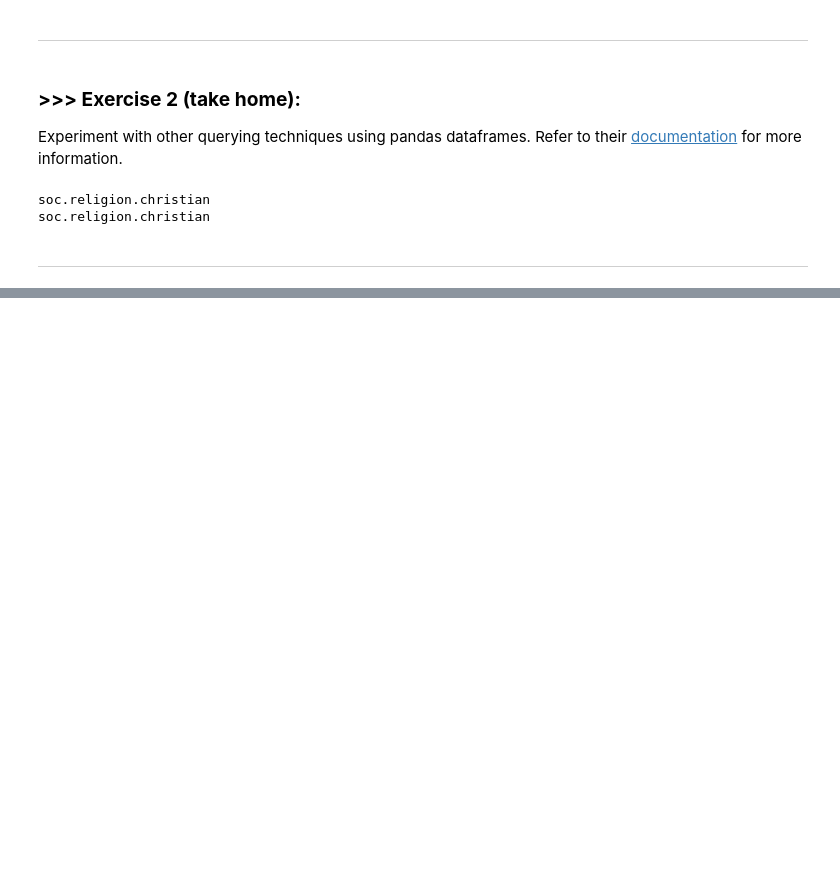
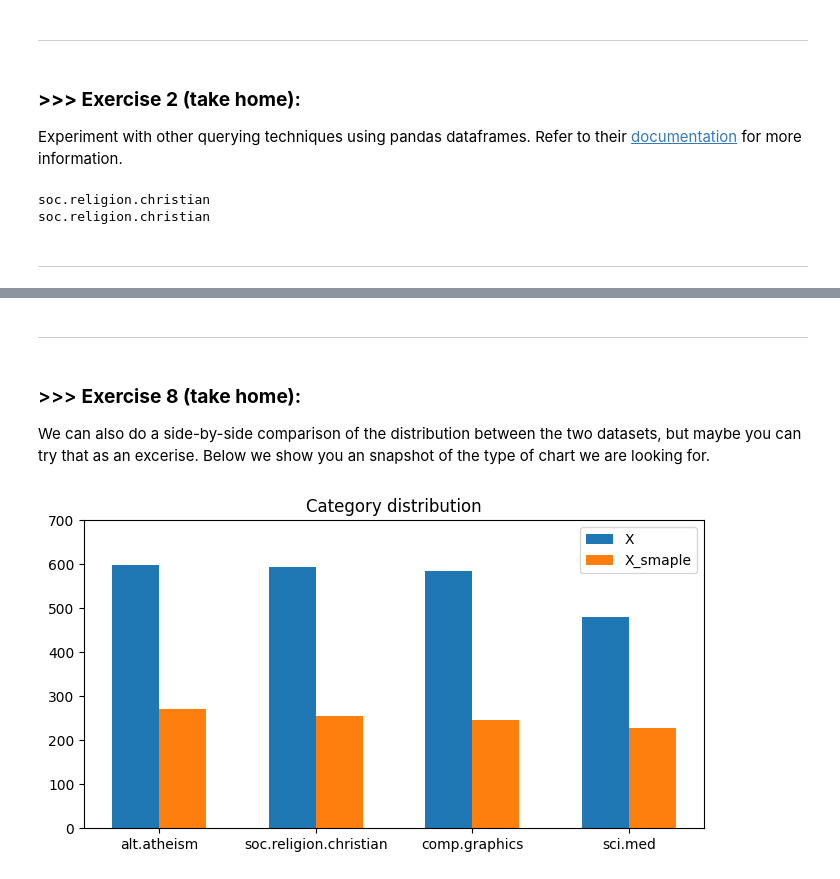
Before and after one commit to Big-problem/DM2024-Lab1-Homework, a Jupyter notebook: DM2024-Lab1-Homework.ipynb, the cells around one changed output, grey strips where cells are left out. Saved outputs shown, nothing was run; the diff lists cells and outputs as text; code cells hidden in the pictures; blank space fills up the shorter version.

Commit message:
Finish exercise 8

```diff
--- a/DM2024-Lab1-Homework.ipynb
+++ b/DM2024-Lab1-Homework.ipynb
@@ -91,0 +123,4 @@ Length: 2257, dtype: object
+# %%
+X_sample = X.sample(n=1000) #random state
+
+X_sample
@@ -91,0 +144,19 @@ Length: 2257, dtype: object
+# %% [markdown]
+---
+# %% [markdown]
+### >>> **Exercise 8 (take home):**
+We can also do a side-by-side comparison of the distribution between the two datasets, but maybe you can try that as an excerise. Below we show you an snapshot of the type of chart we are looking for.
+# %%
+plt.figure(figsize=(8, 4))
+l1, l2, l3 = [0,1,2,3], [0.3,1.3,2.3,3.3], [0.15,1.15,2.15,3.15]
+plt.bar(l1, X.category_name.value_counts(), 0.3, label = 'X')
+plt.bar(l2, X_sample.category_name.value_counts(), 0.3, label = 'X_smaple')
+
+plt.title('Category distribution')
+plt.xticks(ticks=l3, labels=categories, rotation=0, ha='center')
+plt.ylim(0, 700)
+plt.legend()
+
+plt.show()
+# %% [output]
+[figure, added]
```
Also changed, not shown: parts of 10 cells of this notebook.
